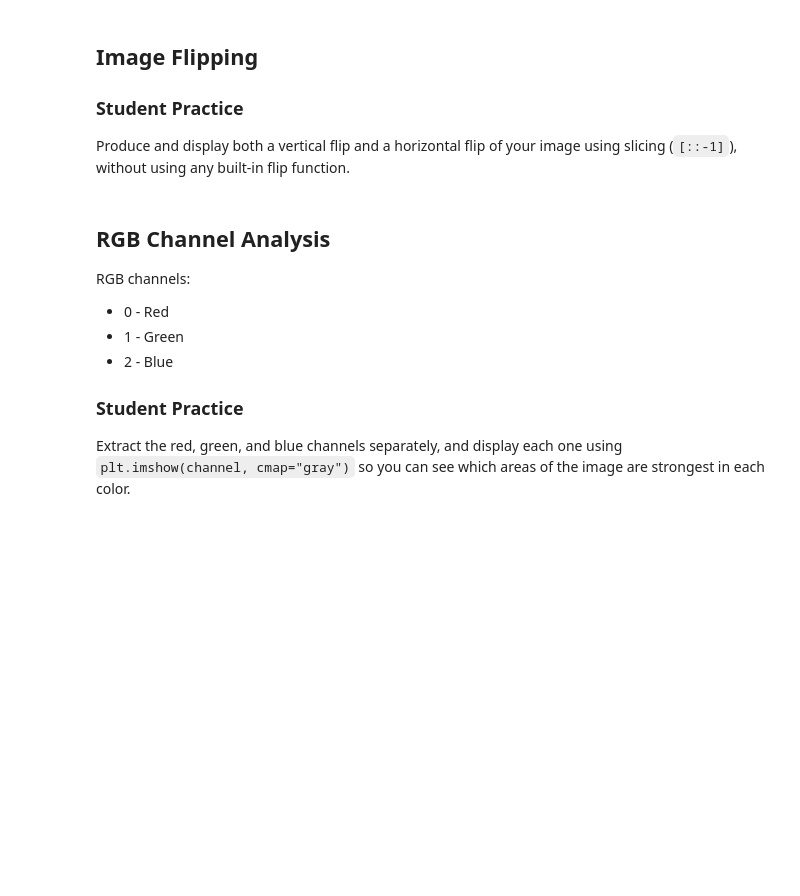
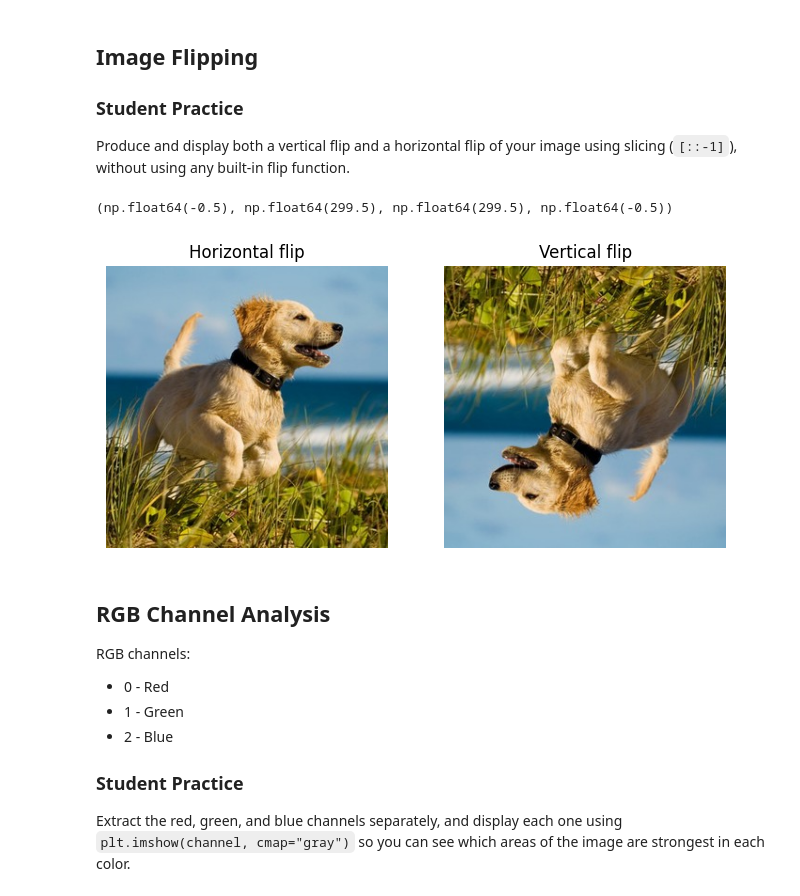
Before and after one commit to rishendra1/Machine-Learning-Rishendra-AP24110011858, a Jupyter notebook: LAB1/NumPy_HandsOn_Array_to_Image_Analysis_Student_Lab_v2.ipynb, the cells around one changed output. Saved outputs shown, nothing was run; the diff lists cells and outputs as text; code cells hidden in the pictures; blank space fills up the shorter version.

```diff
--- a/LAB1/NumPy_HandsOn_Array_to_Image_Analysis_Student_Lab_v2.ipynb
+++ b/LAB1/NumPy_HandsOn_Array_to_Image_Analysis_Student_Lab_v2.ipynb
@@ -538,6 +591,20 @@ plt.show()
 Produce and display both a vertical flip and a horizontal flip of your image using slicing (`[::-1]`), without using any built-in flip function.
 # %%
 # Write your flipping code here
+hf = img_array[:,::-1]
+vf = img_array[::-1,:]
+fig, axes = plt.subplots(1, 2, figsize=(8,4))
+
+axes[0].imshow(hf)
+axes[0].set_title("Horizontal flip")
+axes[0].axis("off")
+
+axes[1].imshow(vf)
+axes[1].set_title("Vertical flip")
+axes[1].axis("off")
+# %% [output]
+(np.float64(-0.5), np.float64(299.5), np.float64(299.5), np.float64(-0.5))
+[figure, added]
 # %% [markdown]
 ## RGB Channel Analysis
 
```
Also changed, not shown: parts of 42 cells of this notebook.
